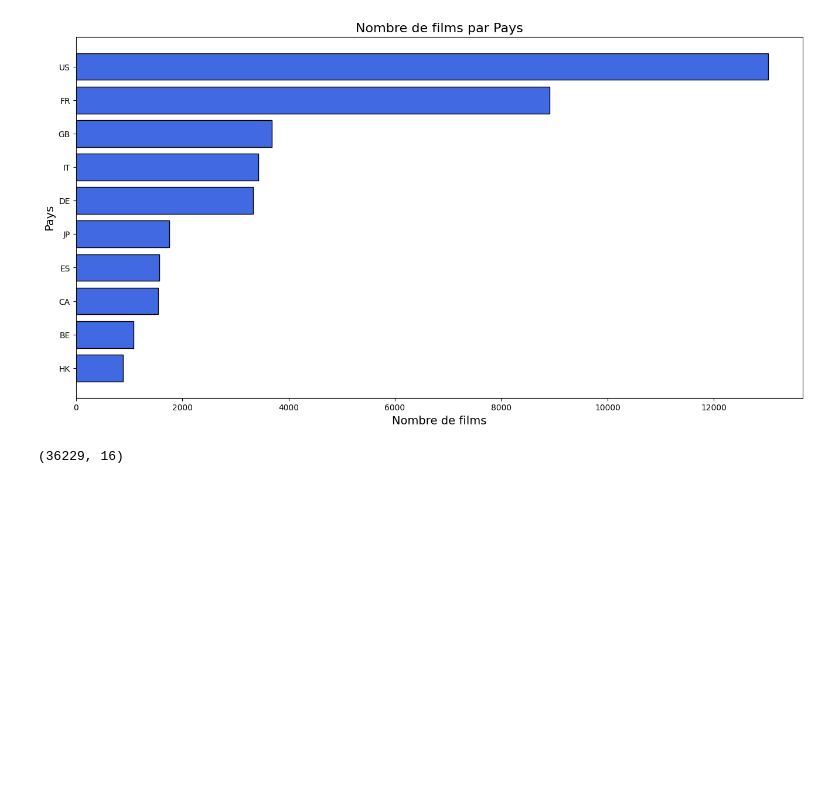
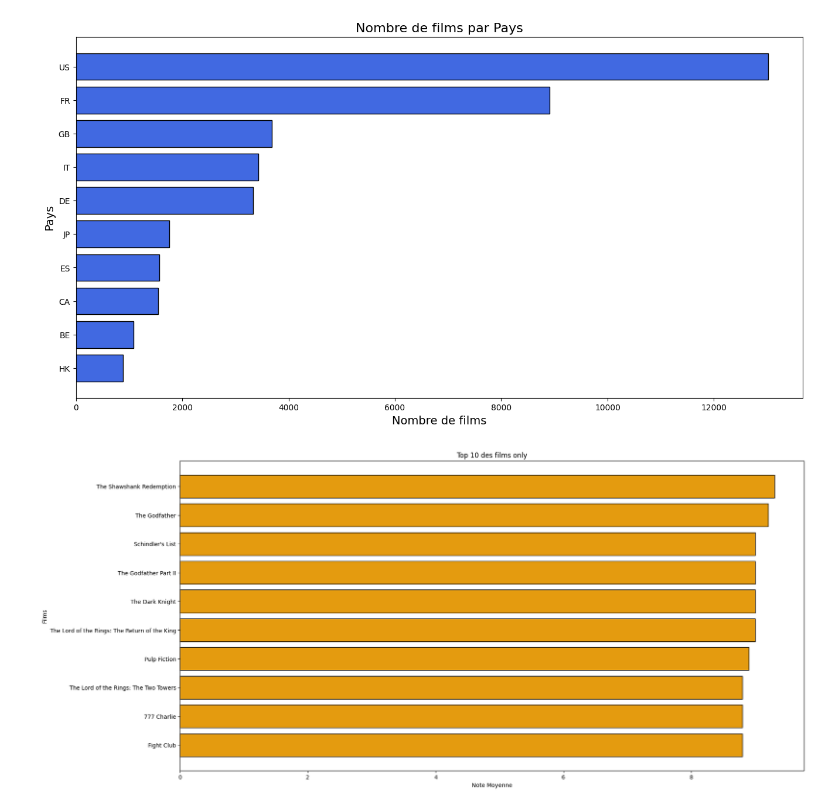
Before and after one commit to Morgan-DCL/project_2, a Jupyter notebook: eda_movies_with_graph.ipynb, the cells around one changed output. Cells and saved outputs as stored; diff of their text form; code cells hidden in the pictures; blank space fills up the shorter version.

```diff
--- a/eda_movies_with_graph.ipynb
+++ b/eda_movies_with_graph.ipynb
@@ -144,9 +144,34 @@ fig = px.box(
 )
 
 fig.show()
+# %%
+# Je dégage pour les films d'animation les concerts et les docs.
+genres_ = ['Animation', 'Music', 'Musical', 'Documentary'] # 'Animation',
+df_filtre = df[df['titre_genres'].apply(lambda x: all(g not in x for g in genres_))]
+# Je veux uniquement les films ayant eu le plus de vote, je filtre par quantile 0.75 sup only.
+df_filtre = df_filtre[df_filtre['rating_votes'] > df_filtre['rating_votes'].quantile(0.75)]
+
+# Groupe les films par la moyenne ratings, ne prend que le top 10
+grouped_films = (
+    df_filtre.groupby('titre_str')['rating_avg']
+    .mean()
+    .reset_index()
+    .sort_values("rating_avg", ascending=False)
+    .head(10)[::-1]
+)
+
+plt.figure(figsize=(20, 10))
+plt.barh(
+    grouped_films['titre_str'],
+    grouped_films['rating_avg'],
+    color='#e49b0f',
+    edgecolor = "black"
+)
+plt.xlabel('Note Moyenne')
+plt.ylabel('Films')
+plt.title('Top 10 des films only')
+plt.show()
+# %% [output]
+[figure, added]
 # %%
 # df.to_parquet("clean_datasets/movies_cleaned.parquet")
-# %%
-df.shape
-# %% [output]
-(36229, 16)
```
Also changed, not shown: parts of 6 cells of this notebook, 4 other files.
